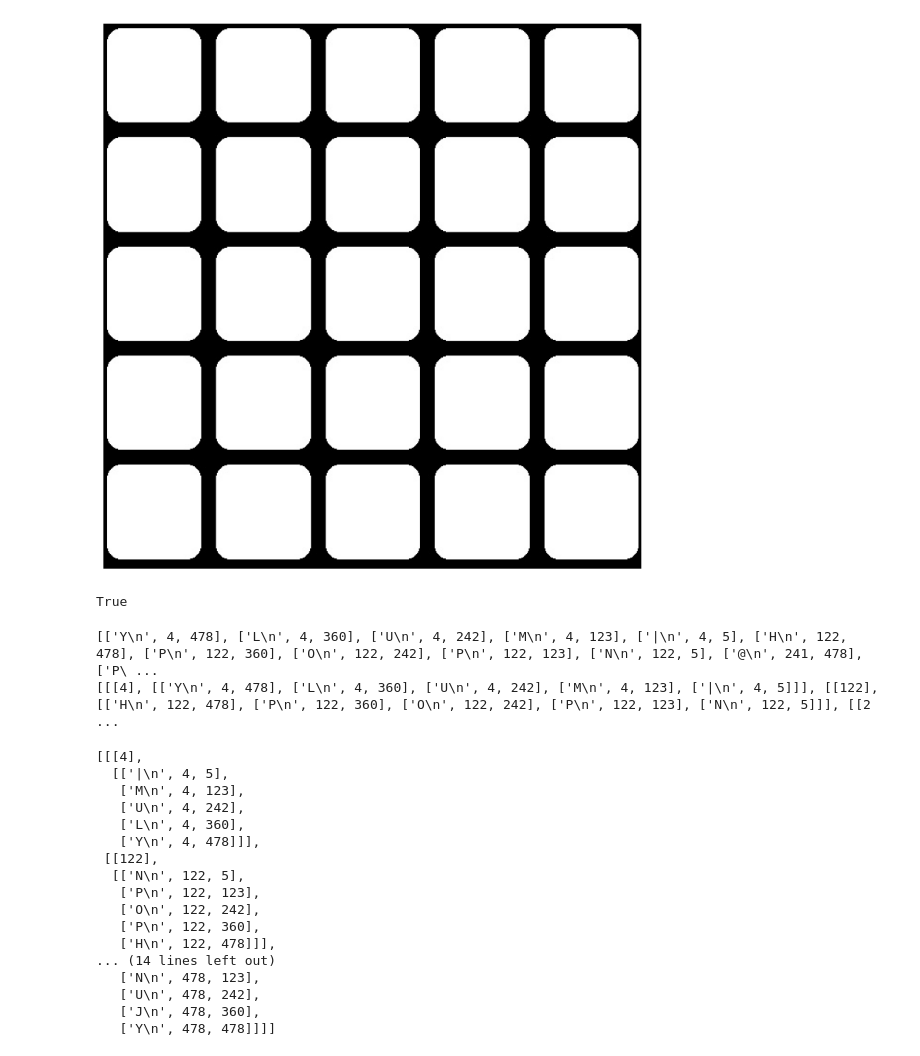
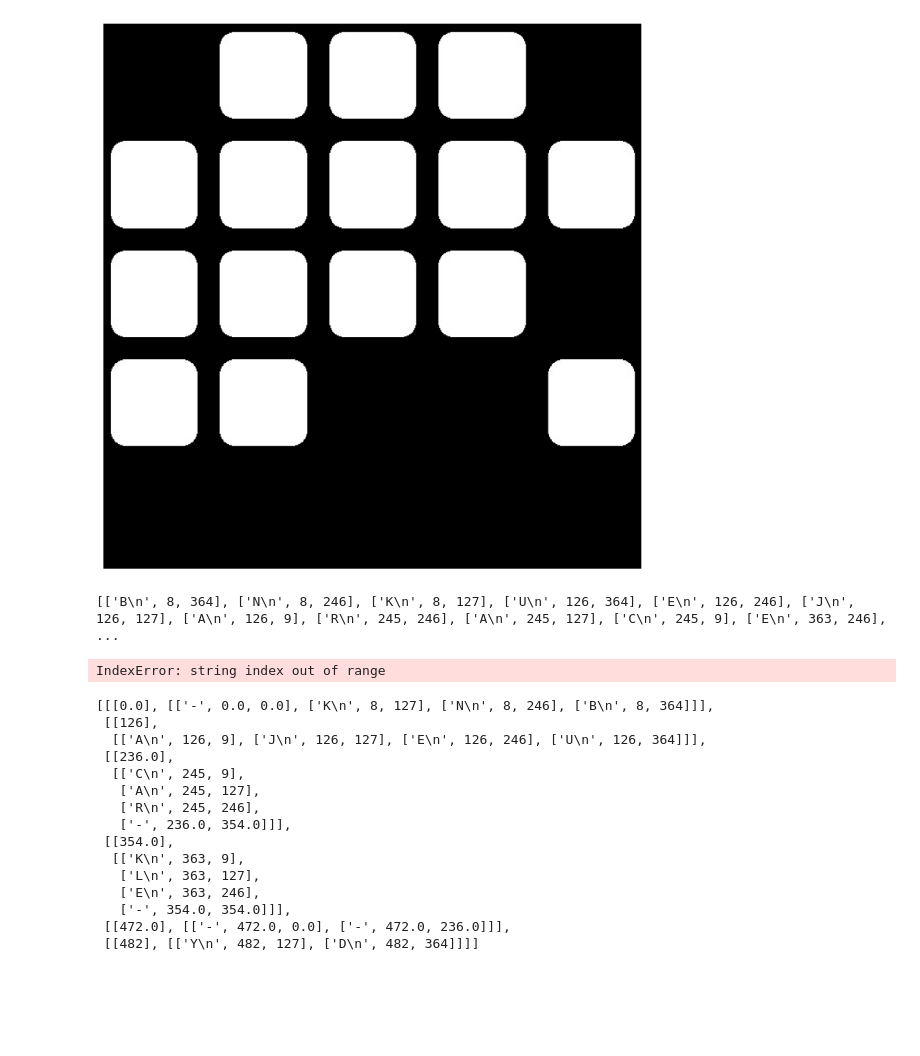
Before and after one commit to cubeow/SquardleBot, a Jupyter notebook: testSquardleImage.ipynb, the cells around one changed output. Cells and saved outputs as stored; diff of their text form; code cells hidden in the pictures; blank space fills up the shorter version.

Commit message:
Added scrabble word list, added code to fix the issue of multiple paths to same subword, and added code to deal with squaredle empty boxes

```diff
--- a/testSquardleImage.ipynb
+++ b/testSquardleImage.ipynb
@@ -43,18 +43,21 @@ display("/Users/sagewong/git/SquardleBot/temp/cropped_image.png")
 # %%
 import numpy as np
 kernel = np.ones((5, 5), np.uint8)
 
 blurred_image = cv2.erode(cropped_image, kernel)
 inverse_image = cv2.bitwise_not(blurred_image)
-thresh, threshed_img = cv2.threshold(inverse_image, 50, 255, cv2.THRESH_BINARY)
+thresh, threshed_img = cv2.threshold(inverse_image, 100, 255, cv2.THRESH_BINARY)
+final_img = cv2.erode(threshed_img, kernel, iterations=2)
 
-cv2.imwrite("temp/blurred_image.jpg", threshed_img)
+
+cv2.imwrite("temp/blurred_image.jpg", final_img)
 display("temp/blurred_image.jpg")
 # %% [output]
-[figure, old version]
+[figure, new version]
 # %%
 import pytesseract
-converted_img = cv2.cvtColor(threshed_img, cv2.COLOR_BGR2GRAY)
+converted_img = cv2.cvtColor(final_img, cv2.COLOR_BGR2GRAY)
+cv2.imwrite("temp/hi.png", converted_img)
 cnts = cv2.findContours(converted_img, cv2.RETR_EXTERNAL, cv2.CHAIN_APPROX_SIMPLE)
 cnts = cnts[0] if len(cnts) == 2 else cnts[1]
 sortedList = []
@@ -69,11 +72,16 @@ for c in cnts:
     cv2.imwrite("temp/index_roi.png", roi)
     cv2.rectangle(og_img, (x, y), (x+w, y+h), (36, 255, 12), 2)
 cv2.imwrite("temp/index_bbox_new.png", og_img)
+print(wordList)
 # %% [output]
-True
+[['B\n', 8, 364], ['N\n', 8, 246], ['K\n', 8, 127], ['U\n', 126, 364], ['E\n', 126, 246], ['J\n', 126, 127], ['A\n', 126, 9], ['R\n', 245, 246], ['A\n', 245, 127], ['C\n', 245, 9], ['E\n', 363, 246],  ...
 # %%
 clusters = []
-print(wordList)
+import fillEmptySpaces
+importlib.reload(fillEmptySpaces)
+from fillEmptySpaces import fillEmptySquares
+
+wordList = fillEmptySquares(wordList)
 for i in wordList:
     anyMatching = False
     for index, j in enumerate(clusters):
@@ -86,30 +94,29 @@ for i in wordList:
         clusters.append([[i[1]], [i]])
 print(clusters)
 # %% [output]
-[['Y\n', 4, 478], ['L\n', 4, 360], ['U\n', 4, 242], ['M\n', 4, 123], ['|\n', 4, 5], ['H\n', 122, 478], ['P\n', 122, 360], ['O\n', 122, 242], ['P\n', 122, 123], ['N\n', 122, 5], ['@\n', 241, 478], ['P\ ...
-[[[4], [['Y\n', 4, 478], ['L\n', 4, 360], ['U\n', 4, 242], ['M\n', 4, 123], ['|\n', 4, 5]]], [[122], [['H\n', 122, 478], ['P\n', 122, 360], ['O\n', 122, 242], ['P\n', 122, 123], ['N\n', 122, 5]]], [[2 ...
+IndexError: string index out of range
 # %%
 newClusters = clusters.copy()
 for index, i in enumerate(newClusters):
     newClusters[index][1] = sorted(newClusters[index][1], key=lambda x: x[2])
+newClusters = sorted(newClusters, key=lambda x: x[0])
+newClusters
 # %% [output]
-[[[4],
-  [['|\n', 4, 5],
-   ['M\n', 4, 123],
-   ['U\n', 4, 242],
-   ['L\n', 4, 360],
-   ['Y\n', 4, 478]]],
- [[122],
-  [['N\n', 122, 5],
-   ['P\n', 122, 123],
-   ['O\n', 122, 242],
-   ['P\n', 122, 360],
-   ['H\n', 122, 478]]],
-... (14 lines left out)
-   ['N\n', 478, 123],
-   ['U\n', 478, 242],
-   ['J\n', 478, 360],
-   ['Y\n', 478, 478]]]]
+[[[0.0], [['-', 0.0, 0.0], ['K\n', 8, 127], ['N\n', 8, 246], ['B\n', 8, 364]]],
+ [[126],
+  [['A\n', 126, 9], ['J\n', 126, 127], ['E\n', 126, 246], ['U\n', 126, 364]]],
+ [[236.0],
+  [['C\n', 245, 9],
+   ['A\n', 245, 127],
+   ['R\n', 245, 246],
+   ['-', 236.0, 354.0]]],
+ [[354.0],
+  [['K\n', 363, 9],
+   ['L\n', 363, 127],
+   ['E\n', 363, 246],
+   ['-', 354.0, 354.0]]],
+ [[472.0], [['-', 472.0, 0.0], ['-', 472.0, 236.0]]],
+ [[482], [['Y\n', 482, 127], ['D\n', 482, 364]]]]
 # %%
 newNewClusters = []
 for i in newClusters:
```
Also changed, not shown: parts of 3 cells of this notebook, 6 other files.
